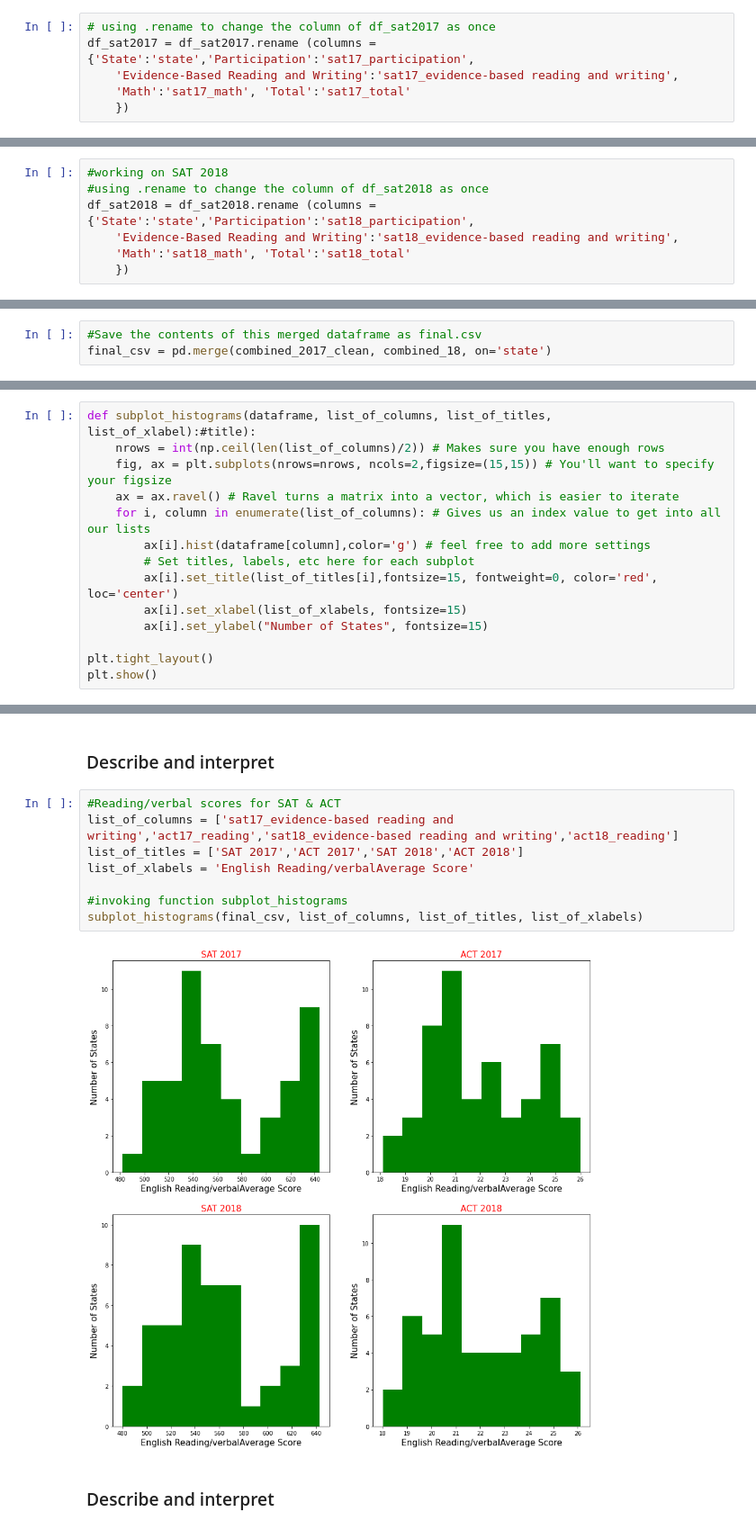
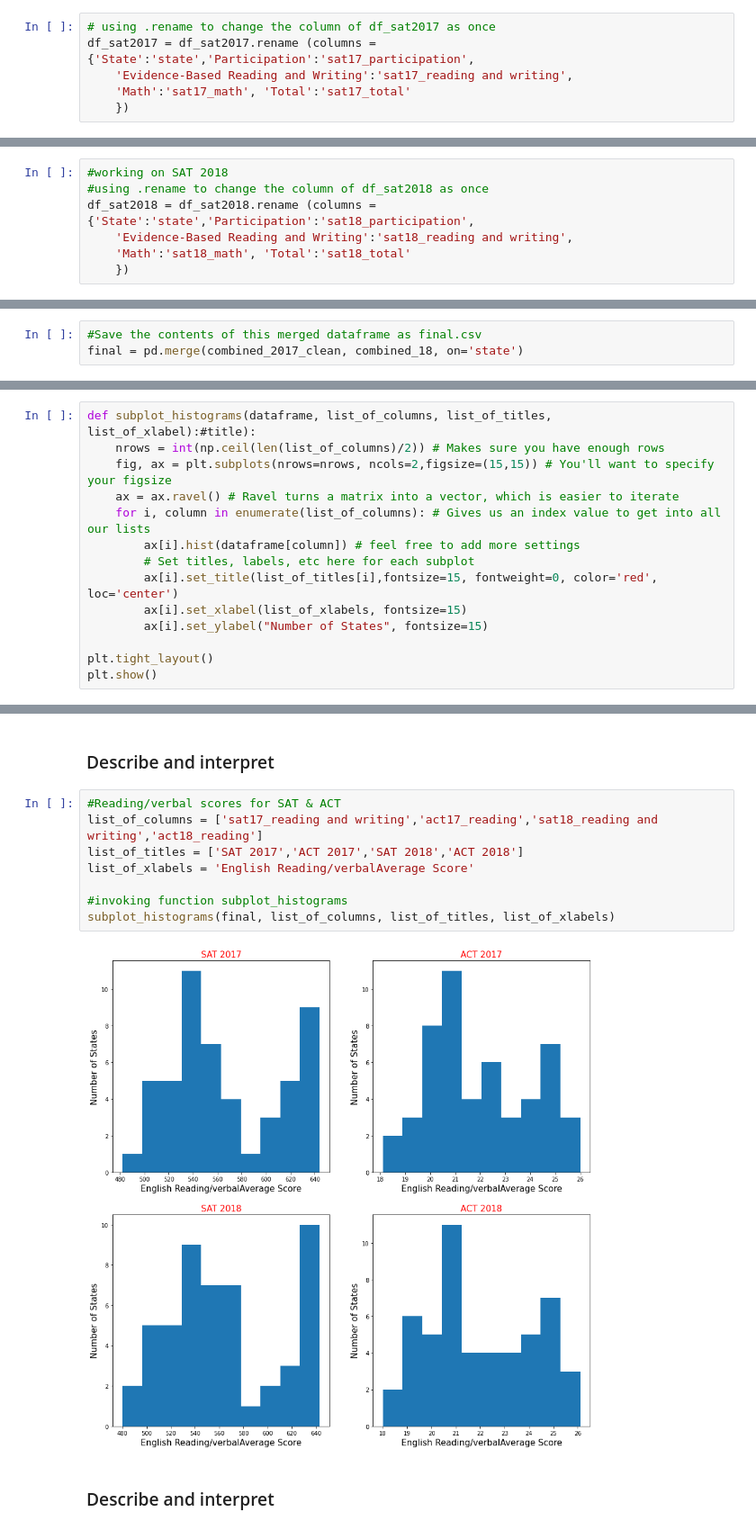
Before and after one commit to PeggyMan/DSI_projects, a Jupyter notebook: Project_1/code/starter-code_updated-Copy1.ipynb, the cells around one changed output, grey strips where cells are left out. Shown at 90% size. Drawn from its saved outputs; the diff is of its cells as text.

```diff
--- a/Project_1/code/starter-code_updated-Copy1.ipynb
+++ b/Project_1/code/starter-code_updated-Copy1.ipynb
@@ -393,7 +431,7 @@ Change the names of the columns to more expressive names so that you can tell th
 # %%
 # using .rename to change the column of df_sat2017 as once
 df_sat2017 = df_sat2017.rename (columns = {'State':'state','Participation':'sat17_participation',
-    'Evidence-Based Reading and Writing':'sat17_evidence-based reading and writing',
+    'Evidence-Based Reading and Writing':'sat17_reading and writing',
     'Math':'sat17_math', 'Total':'sat17_total'
     })
 # %%
@@ -605,7 +641,7 @@ dtype: object
 #working on SAT 2018
 #using .rename to change the column of df_sat2018 as once
 df_sat2018 = df_sat2018.rename (columns = {'State':'state','Participation':'sat18_participation',
-    'Evidence-Based Reading and Writing':'sat18_evidence-based reading and writing',
+    'Evidence-Based Reading and Writing':'sat18_reading and writing',
     'Math':'sat18_math', 'Total':'sat18_total'
     })
 # %%
@@ -715,5 +751,5 @@ dtypes: float64(10), object(1)
 memory usage: 4.8+ KB
 # %%
 #Save the contents of this merged dataframe as final.csv
-final_csv = pd.merge(combined_2017_clean, combined_18, on='state')
+final = pd.merge(combined_2017_clean, combined_18, on='state')
 # %%
@@ -1285,7 +1300,7 @@ def subplot_histograms(dataframe, list_of_columns, list_of_titles, list_of_xlabe
     fig, ax = plt.subplots(nrows=nrows, ncols=2,figsize=(15,15)) # You'll want to specify your figsize
     ax = ax.ravel() # Ravel turns a matrix into a vector, which is easier to iterate
     for i, column in enumerate(list_of_columns): # Gives us an index value to get into all our lists
-        ax[i].hist(dataframe[column],color='g') # feel free to add more settings
+        ax[i].hist(dataframe[column]) # feel free to add more settings
         # Set titles, labels, etc here for each subplot
         ax[i].set_title(list_of_titles[i],fontsize=15, fontweight=0, color='red', loc='center')
         ax[i].set_xlabel(list_of_xlabels, fontsize=15)
@@ -1329,14 +1344,14 @@ subplot_histograms(final_csv, list_of_columns, list_of_titles, list_of_xlabels)
 ### Describe and interpret
 # %%
 #Reading/verbal scores for SAT & ACT
-list_of_columns = ['sat17_evidence-based reading and writing','act17_reading','sat18_evidence-based reading and writing','act18_reading']
+list_of_columns = ['sat17_reading and writing','act17_reading','sat18_reading and writing','act18_reading']
 list_of_titles = ['SAT 2017','ACT 2017','SAT 2018','ACT 2018']
 list_of_xlabels = 'English Reading/verbalAverage Score'
 
 #invoking function subplot_histograms
-subplot_histograms(final_csv, list_of_columns, list_of_titles, list_of_xlabels)
+subplot_histograms(final, list_of_columns, list_of_titles, list_of_xlabels)
 # %% [output]
-[figure, old version]
+[figure, new version]
 # %% [markdown]
 ### Describe and interpret
 # %% [markdown]
```
Also changed, not shown: parts of 106 cells of this notebook, 9 other files.
